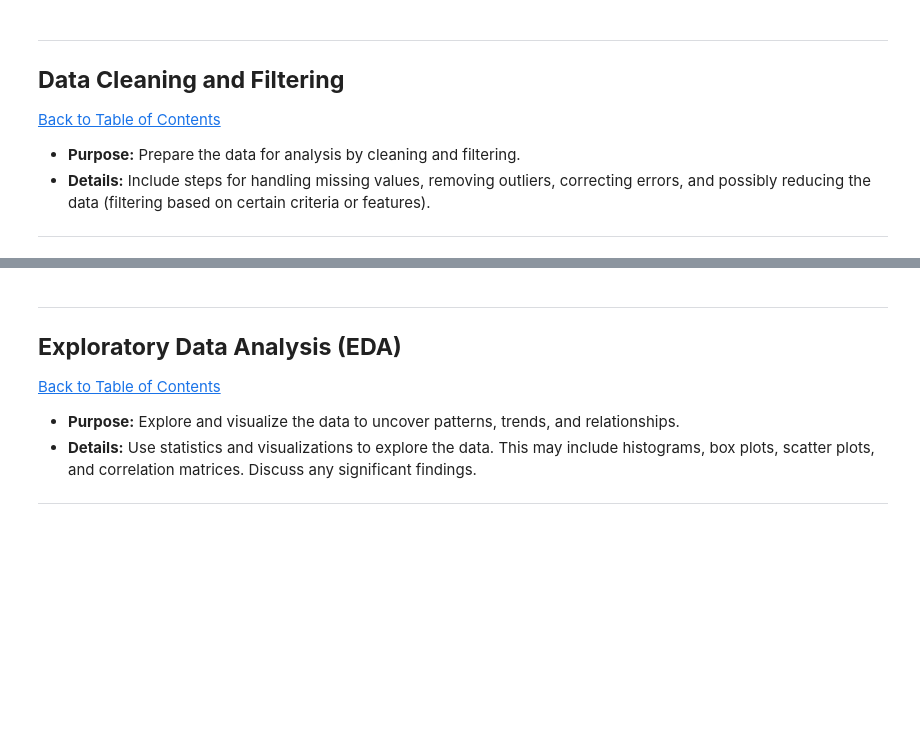
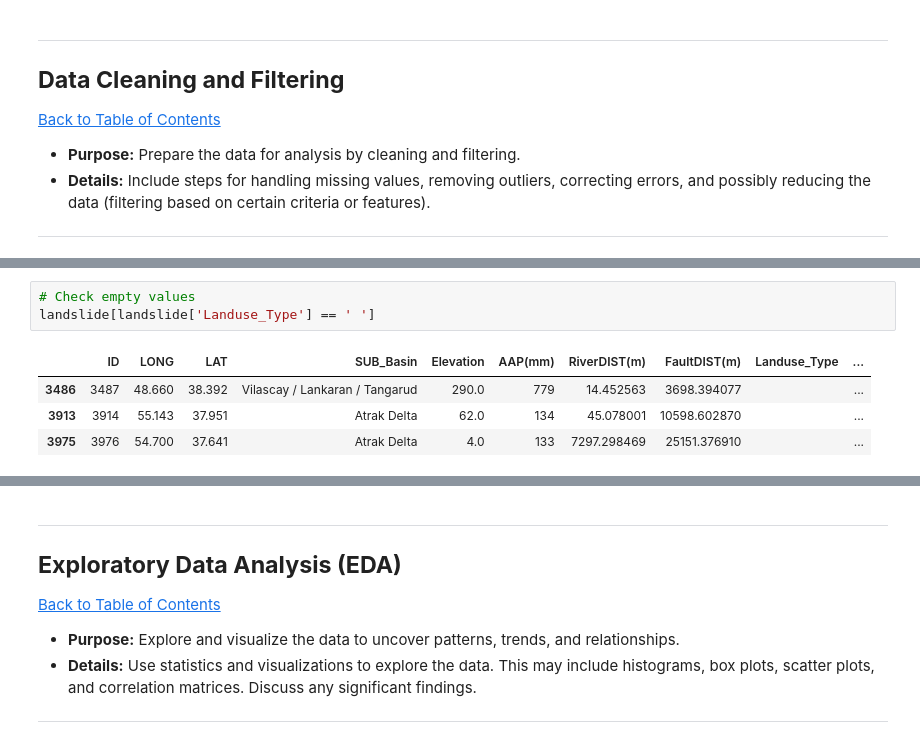
Before and after one commit to MiekeSpaans/MS_Capstone_Project_2401FTDS, a Jupyter notebook: QCTO-Capstone-Project.ipynb, the cells around one changed output, grey strips where cells are left out. Cells and saved outputs as stored; diff of their text form; blank space fills up the shorter version.

```diff
--- a/QCTO-Capstone-Project.ipynb
+++ b/QCTO-Capstone-Project.ipynb
@@ -226,0 +336,8 @@ Analysis:
+# %%
+# Check empty values
+landslide[landslide['Landuse_Type'] == ' ']
+# %% [output]
+|  | ID | LONG | LAT | SUB_Basin | Elevation | AAP(mm) | RiverDIST(m) | FaultDIST(m) | Landuse_Type | ... |
+| 3486 | 3487 | 48.660 | 38.392 | Vilascay / Lankaran / Tangarud | 290.0 | 779 | 14.452563 | 3698.394077 |  | ... |
+| 3913 | 3914 | 55.143 | 37.951 | Atrak Delta | 62.0 | 134 | 45.078001 | 10598.602870 |  | ... |
+| 3975 | 3976 | 54.700 | 37.641 | Atrak Delta | 4.0 | 133 | 7297.298469 | 25151.376910 |  | ... |
```
Also changed, not shown: parts of 32 cells of this notebook.
